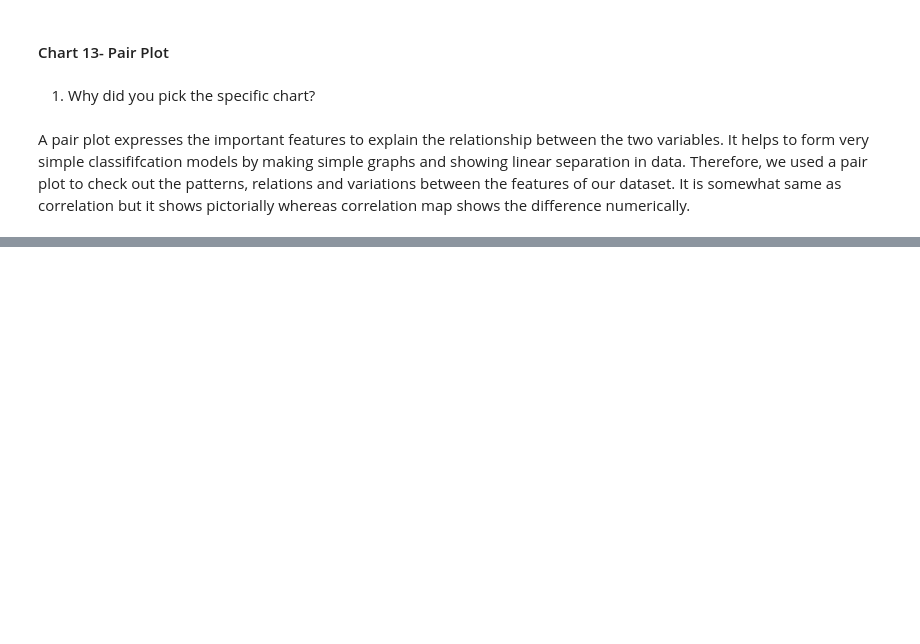
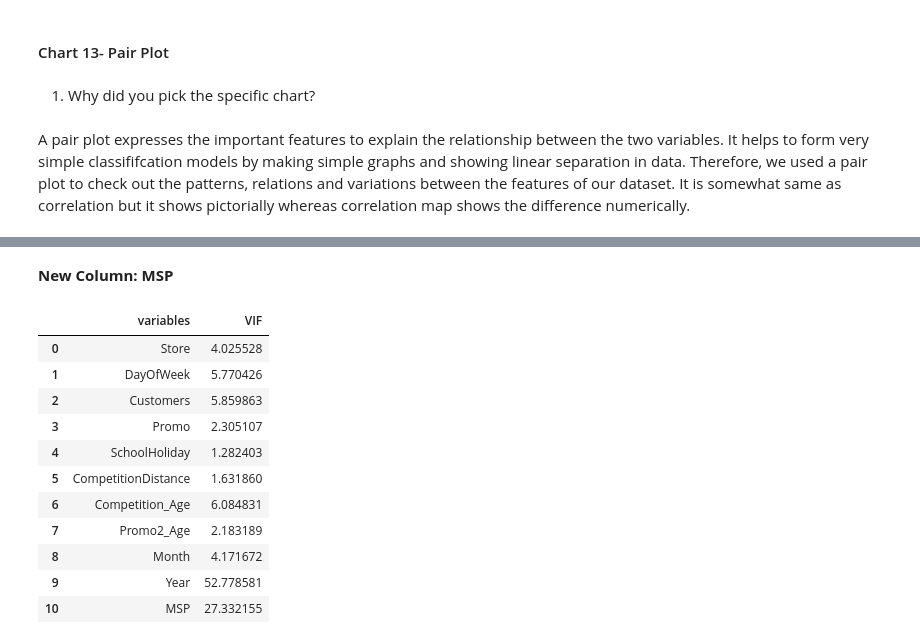
Before and after one commit to ideepakpal/Rossman-Sales-Prediction, a Jupyter notebook: Rossman-Regression.ipynb, the cells around one changed output, grey strips where cells are left out. Cells and saved outputs as stored; diff of their text form; code cells hidden in the pictures; blank space fills up the shorter version.

```diff
--- a/Rossman-Regression.ipynb
+++ b/Rossman-Regression.ipynb
@@ -792,0 +805,2 @@ dataset['Quarter'] = dataset['Date'].dt.quarter
+# %% [markdown]
+**New Column: MSP**
@@ -792,0 +815,26 @@ dataset['Quarter'] = dataset['Date'].dt.quarter
+# %%
+#Multicollinearity
+from statsmodels.stats.outliers_influence import variance_inflation_factor
+def calc_vif(X):
+
+    # Calculating VIF
+    vif = pd.DataFrame()
+    vif["variables"] = X.columns
+    vif["VIF"] = [variance_inflation_factor(X.values, i) for i in range(X.shape[1])]
+
+    return(vif)
+# %%
+calc_vif(dataset[[i for i in dataset.describe().columns if i not in ['Sales']]])
+# %% [output]
+|  | variables | VIF |
+| 0 | Store | 4.025528 |
+| 1 | DayOfWeek | 5.770426 |
+| 2 | Customers | 5.859863 |
+| 3 | Promo | 2.305107 |
+| 4 | SchoolHoliday | 1.282403 |
+| 5 | CompetitionDistance | 1.631860 |
+| 6 | Competition_Age | 6.084831 |
+| 7 | Promo2_Age | 2.183189 |
+| 8 | Month | 4.171672 |
+| 9 | Year | 52.778581 |
+| 10 | MSP | 27.332155 |
```
Also changed, not shown: parts of 59 cells of this notebook.
